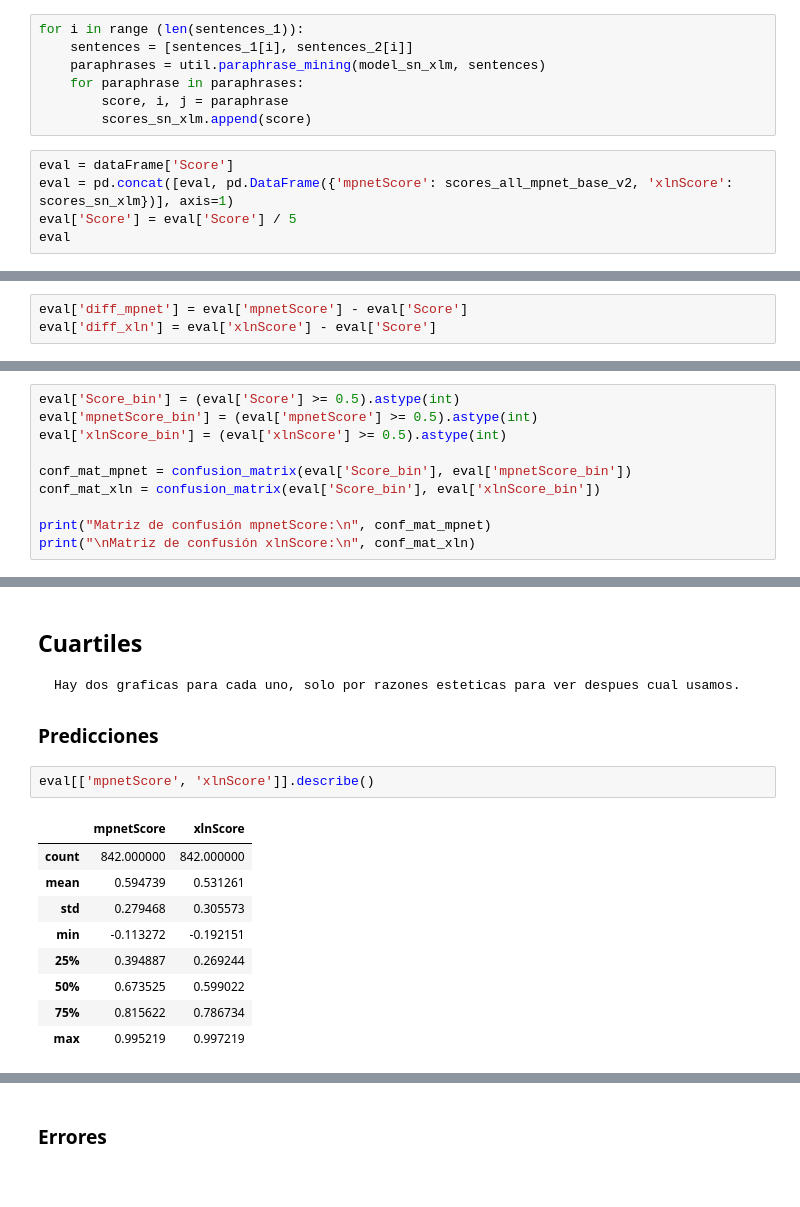
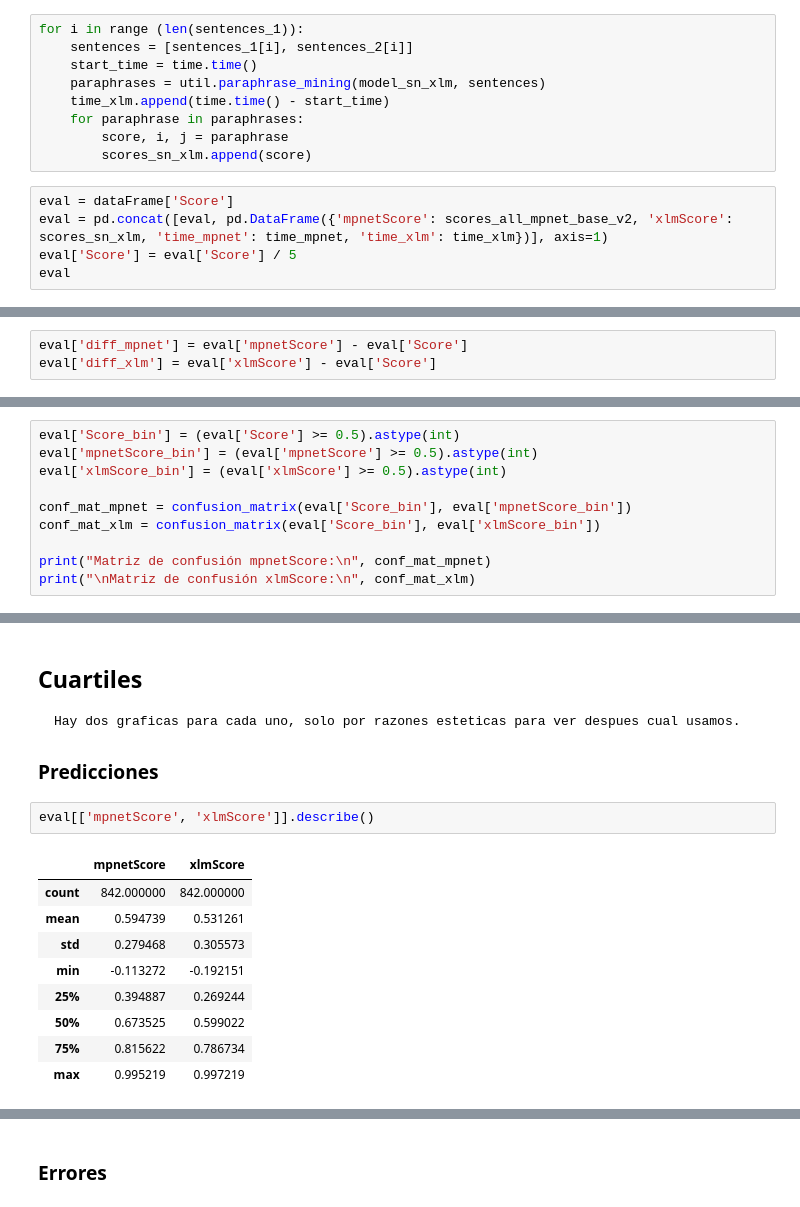
Before and after one commit to new-superuser-alt9193/ultimo_reto, a Jupyter notebook: eval.ipynb, the cells around one changed output, grey strips where cells are left out. Saved outputs shown, nothing was run; the diff lists cells and outputs as text.

```diff
--- a/eval.ipynb
+++ b/eval.ipynb
@@ -33,13 +38,15 @@ scores_sn_xlm = []
 # %%
 for i in range (len(sentences_1)):
     sentences = [sentences_1[i], sentences_2[i]]
+    start_time = time.time()
     paraphrases = util.paraphrase_mining(model_sn_xlm, sentences)
+    time_xlm.append(time.time() - start_time)
     for paraphrase in paraphrases:
         score, i, j = paraphrase
         scores_sn_xlm.append(score)
 # %%
 eval = dataFrame['Score']
-eval = pd.concat([eval, pd.DataFrame({'mpnetScore': scores_all_mpnet_base_v2, 'xlnScore': scores_sn_xlm})], axis=1)
+eval = pd.concat([eval, pd.DataFrame({'mpnetScore': scores_all_mpnet_base_v2, 'xlmScore': scores_sn_xlm, 'time_mpnet': time_mpnet, 'time_xlm': time_xlm})], axis=1)
 eval['Score'] = eval['Score'] / 5
 eval
 # %% [output]
@@ -60,5 +67,5 @@ eval
  # Estadisticas
 # %%
 eval['diff_mpnet'] = eval['mpnetScore'] - eval['Score']
-eval['diff_xln'] = eval['xlnScore'] - eval['Score']
+eval['diff_xlm'] = eval['xlmScore'] - eval['Score']
 # %%
@@ -116,13 +123,13 @@ Considera que una prediccion <.5 es negativa y >= .5 es positiva.
 # %%
 eval['Score_bin'] = (eval['Score'] >= 0.5).astype(int)
 eval['mpnetScore_bin'] = (eval['mpnetScore'] >= 0.5).astype(int)
-eval['xlnScore_bin'] = (eval['xlnScore'] >= 0.5).astype(int)
+eval['xlmScore_bin'] = (eval['xlmScore'] >= 0.5).astype(int)
 
 conf_mat_mpnet = confusion_matrix(eval['Score_bin'], eval['mpnetScore_bin'])
-conf_mat_xln = confusion_matrix(eval['Score_bin'], eval['xlnScore_bin'])
+conf_mat_xlm = confusion_matrix(eval['Score_bin'], eval['xlmScore_bin'])
 
 print("Matriz de confusión mpnetScore:\n", conf_mat_mpnet)
-print("\nMatriz de confusión xlnScore:\n", conf_mat_xln)
+print("\nMatriz de confusión xlmScore:\n", conf_mat_xlm)
 # %% [output]
 Matriz de confusión mpnetScore:
  [[263  89]
@@ -156,9 +163,9 @@ plt.show()
     Hay dos graficas para cada uno, solo por razones esteticas para ver despues cual usamos.
 ### Predicciones
 # %%
-eval[['mpnetScore', 'xlnScore']].describe()
+eval[['mpnetScore', 'xlmScore']].describe()
 # %% [output]
-|  | mpnetScore | xlnScore |
+|  | mpnetScore | xlmScore |
 | count | 842.000000 | 842.000000 |
 | mean | 0.594739 | 0.531261 |
 | std | 0.279468 | 0.305573 |
```
Also changed, not shown: parts of 32 cells of this notebook.
